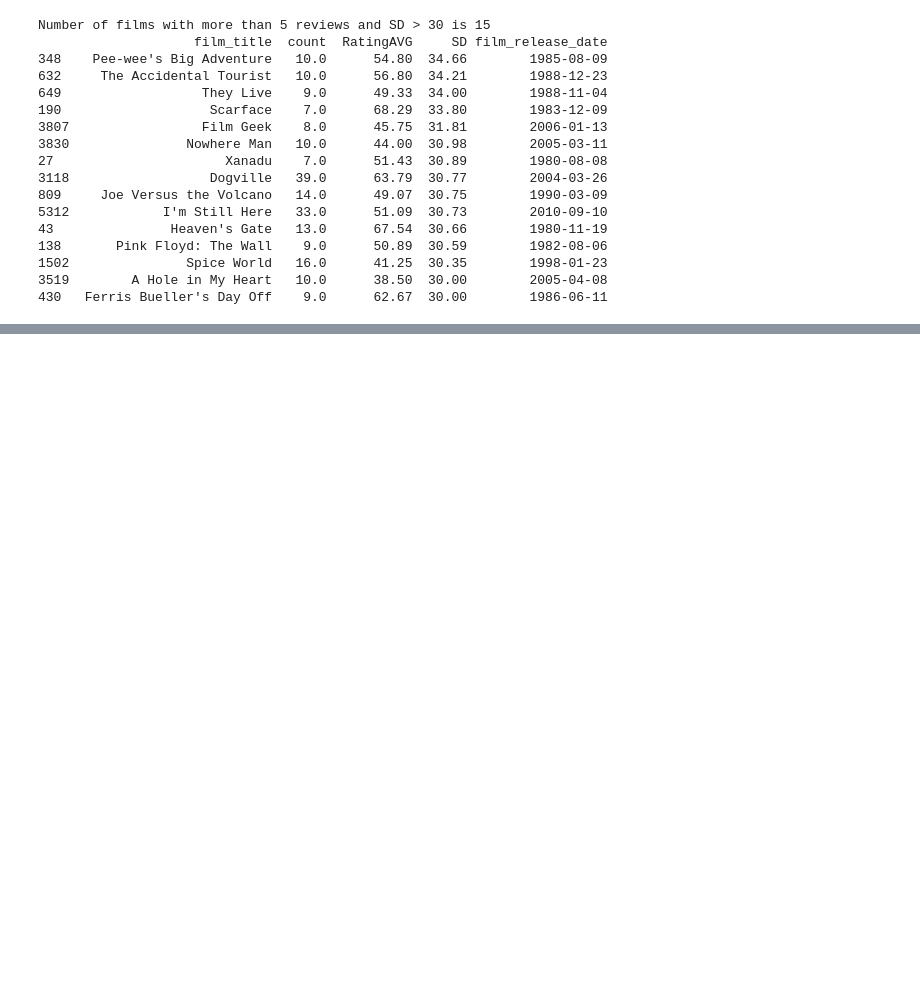
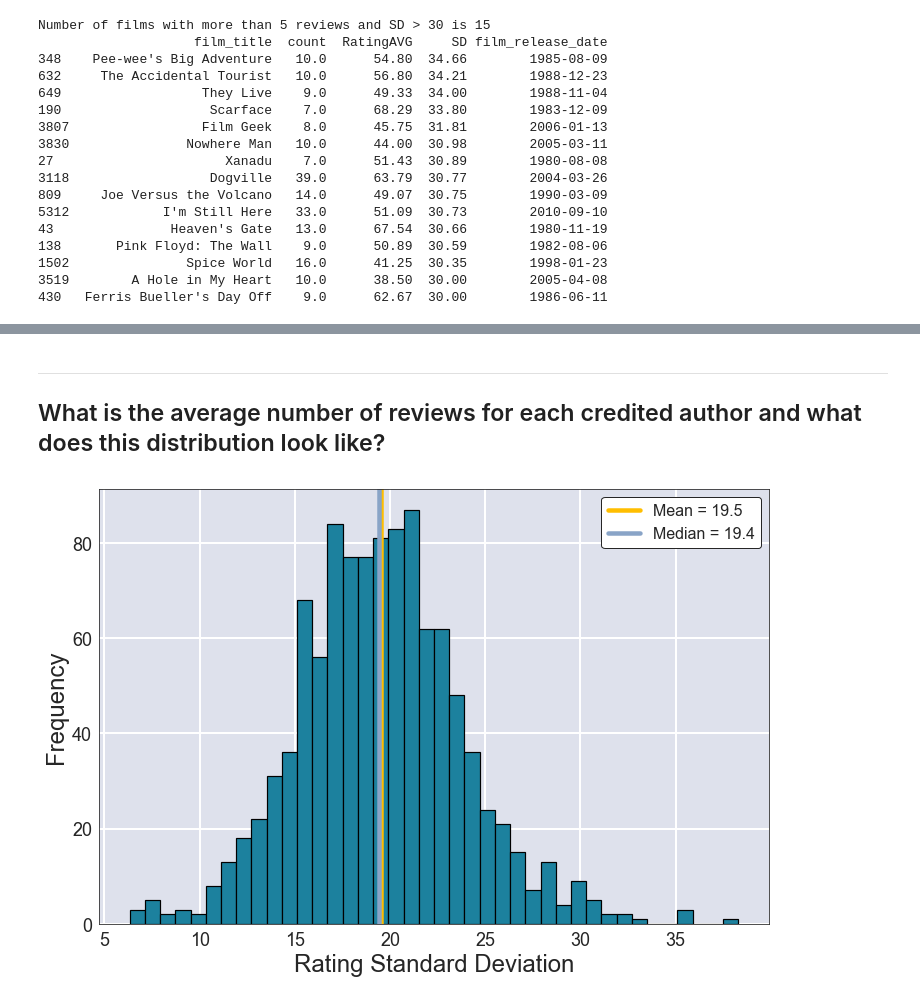
Before and after one commit to jmolds/widsom-of-the-tribe, a Jupyter notebook: descriptive-stats.ipynb, the cells around one changed output, grey strips where cells are left out. Saved outputs shown, nothing was run; the diff lists cells and outputs as text; code cells hidden in the pictures; blank space fills up the shorter version.

Commit message:
updated master file--summary stats added to db

```diff
--- a/descriptive-stats.ipynb
+++ b/descriptive-stats.ipynb
@@ -146,15 +147,3 @@ Number of films with more than 5 reviews and SD > 30 is 15
 1502               Spice World   16.0      41.25  30.35        1998-01-23
 3519        A Hole in My Heart   10.0      38.50  30.00        2005-04-08
 430   Ferris Bueller's Day Off    9.0      62.67  30.00        1986-06-11
-# %%
-import plotly.plotly as py
-import plotly.tools as tls
-import matplotlib
-import matplotlib.pyplot as plt
-import numpy as np
-matplotlib.rcParams['figure.figsize'] = [9, 7]
-
-plt.hist(film_averages['RatingAVG'], bins=40)
-fig = plt.gcf()
-plotly_fig = tls.mpl_to_plotly( fig )
-py.iplot(plotly_fig, filename='mpl-basic-histogram')
@@ -198,0 +150,34 @@ py.iplot(fig, filename='Basic Distplot')
+# %% [markdown]
+---
+## What is the average number of reviews for each credited author and what does this distribution look like?
+# %%
+by_author = pd.read_sql_query("""
+    SELECT AVG(rating) AS RatingAVG, COUNT(*) as count, author_id, first_name, last_name
+    FROM review INNER JOIN author USING(author_id)
+    GROUP BY author_id
+""", conn)
+by_author_filt = by_author.where(by_author['count']>5)
+by_author_filt = by_author_filt.dropna(0)
+
+SDvalues2 = list()
+for x in by_author_filt['author_id']:
+    c.execute('SELECT rating FROM review INNER JOIN author USING(author_id) WHERE author_id=?', [x])
+    individ_film_reviews = c.fetchall()
+    temp_ratings_tuple = tuple([x[0] for x in individ_film_reviews])
+    try:
+        SDvalues2.append(stats.stdev(temp_ratings_tuple))
+    except:
+        SDvalues2.append(None)
+
+by_author_filt = by_author_filt.assign(SD=SDvalues2)
+by_author_filt = by_author_filt.sort_values(by=['SD'],ascending=False)
+# %%
+plt.hist(by_author_filt['SD'], bins=40, color='#1c819e', edgecolor='black', linewidth=1.2)
+plt.xlabel('Rating Standard Deviation')
+plt.ylabel('Frequency')
+plt.axvline(x=np.mean(by_author_filt['SD']), color="#ffbe00", linewidth=4.5, label='Mean = {0:.1f}'.format(np.mean(by_author_filt['SD'])))
+plt.axvline(x=np.median(by_author_filt['SD']), color="#89a4c7", linewidth=4.5, label='Median = {0:.1f}'.format(np.median(by_author_filt['SD'])))
+plt.legend()
+plt.show()
+# %% [output]
+[figure, added]
```
Also changed, not shown: parts of 6 cells of this notebook, 1 other file.
